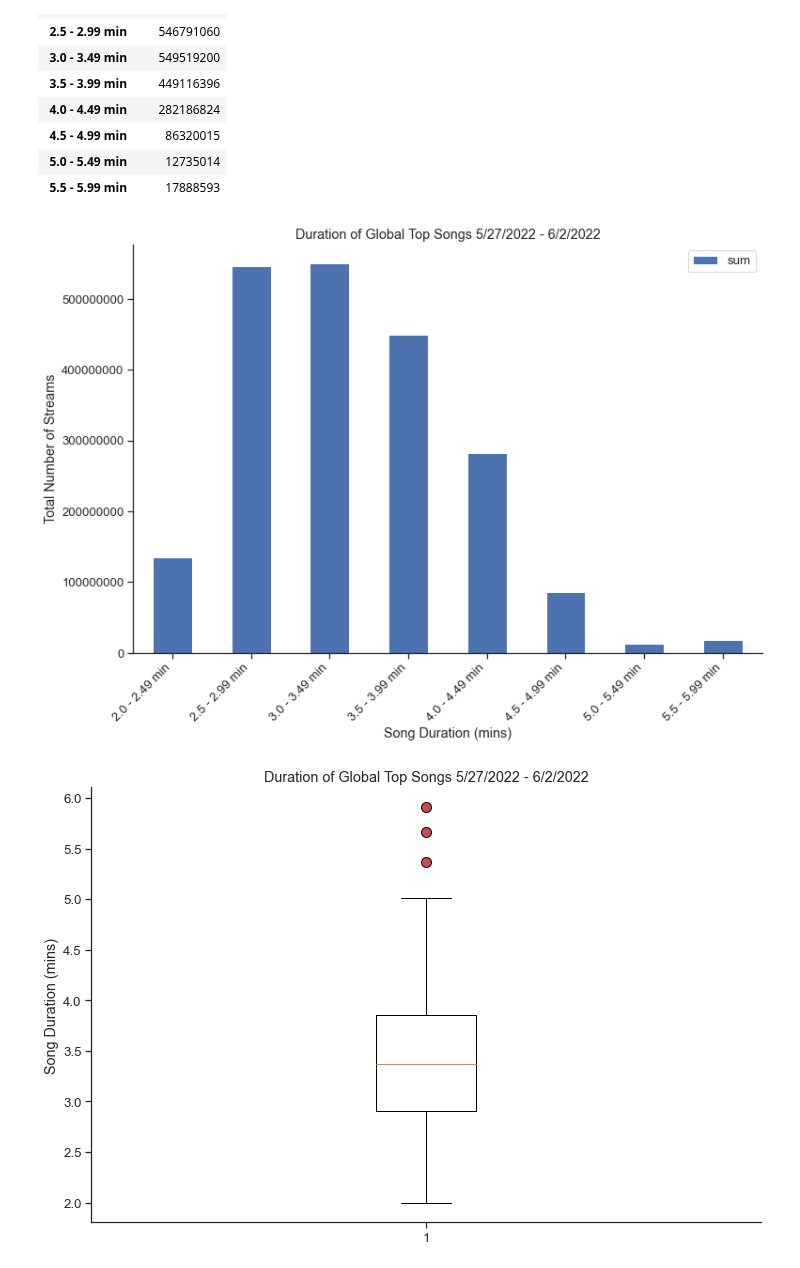
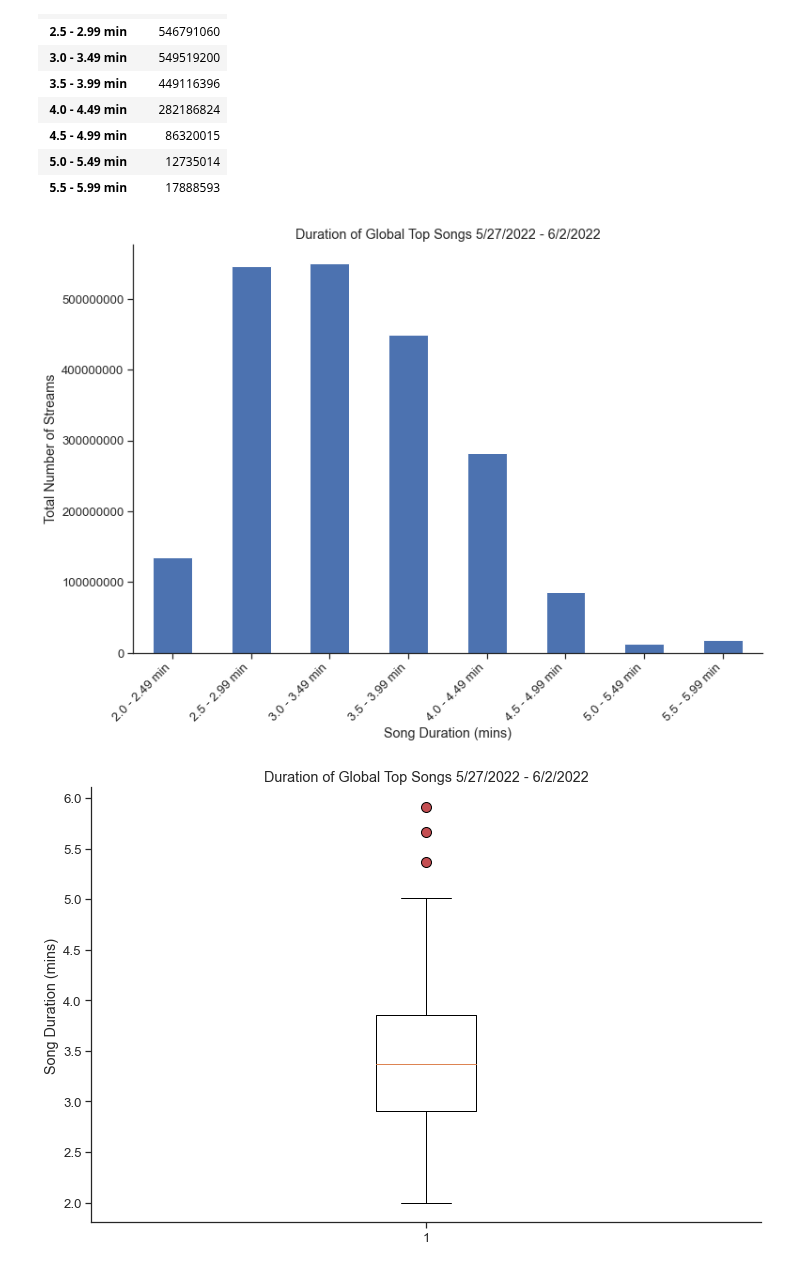
Before and after one commit to mbruns13/project_1_spotify, a Jupyter notebook: song_duration.ipynb, the cells around one changed output. Drawn from its saved outputs; the diff is of its cells as text; code cells hidden in the pictures.

Commit message:
updating bar plot

```diff
--- a/song_duration.ipynb
+++ b/song_duration.ipynb
@@ -273,13 +273,13 @@ duration_streams.rename(columns={"sum":"streams_sum"})
 | 5.0 - 5.49 min | 12735014 |
 | 5.5 - 5.99 min | 17888593 |
 # %%
-duration_streams.plot(kind='bar',title="Duration of Global Top Songs 5/27/2022 - 6/2/2022", xlabel="Song Duration (mins)", ylabel="Total Number of Streams", rot=45)
+duration_streams.plot(kind='bar',title="Duration of Global Top Songs 5/27/2022 - 6/2/2022", xlabel="Song Duration (mins)", ylabel="Total Number of Streams", rot=45, legend=None)
 plt.ticklabel_format(style='plain', axis='y')
 plt.xticks(ha="right")
 plt.savefig("images/duration_streams_bar.png")
 plt.show()
 # %% [output]
-[figure, old version]
+[figure, new version]
 # %%
 flierprops = dict(marker='o', markerfacecolor='r', markersize=10)
 fig1, ax1 = plt.subplots()
```
Also changed, not shown: 1 other file.
